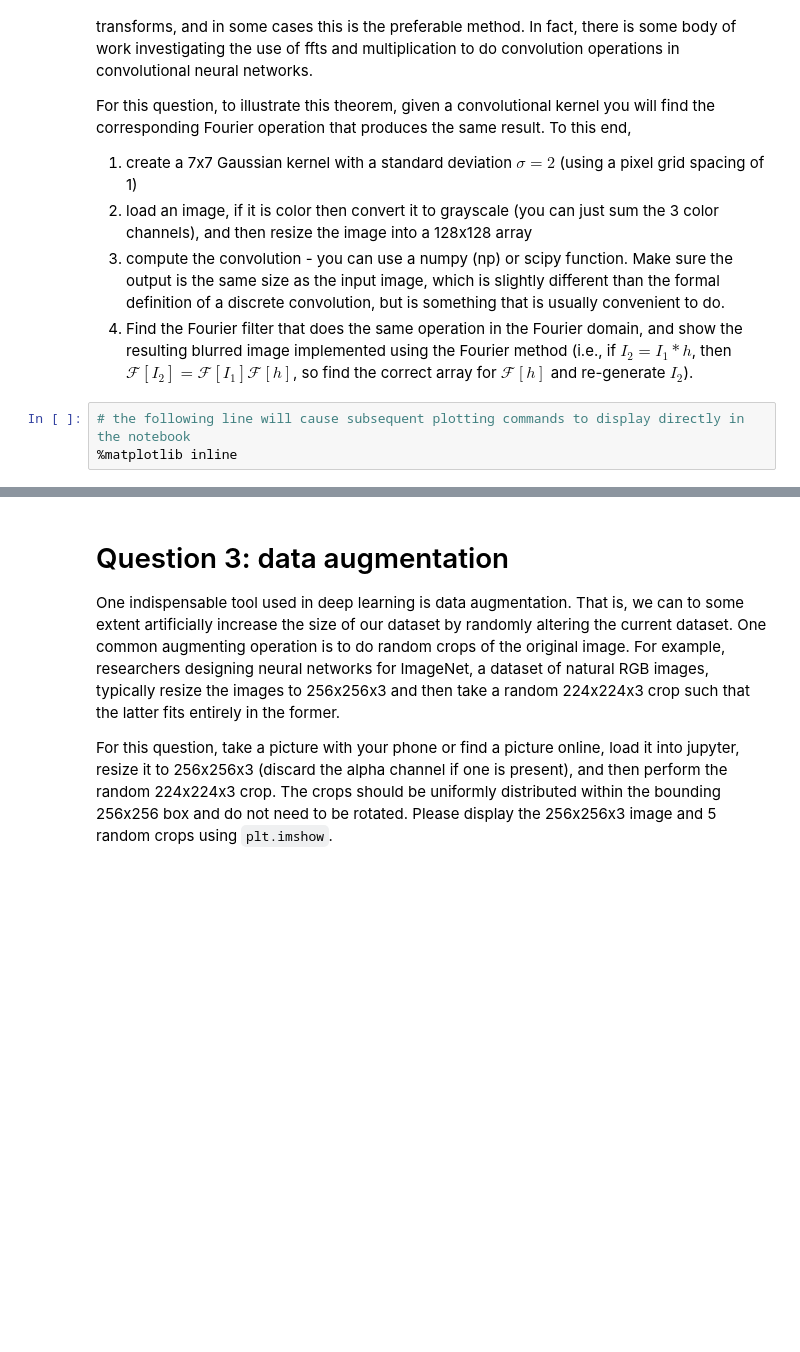
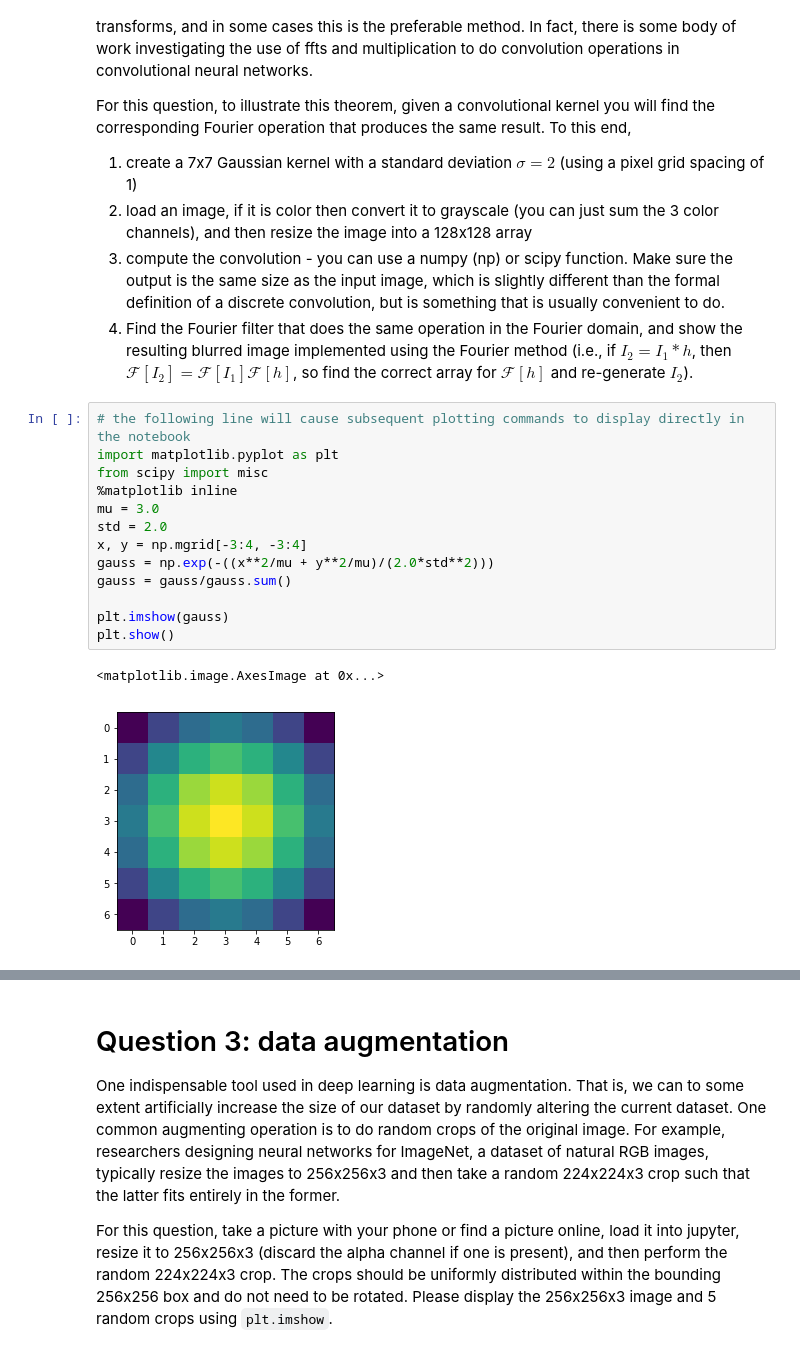
Before and after one commit to cjd67/BME-590-Machine-Learning-in-Imaging, a Jupyter notebook: homework/homework_1/HW1.ipynb, the cells around one changed output, grey strips where cells are left out. Drawn from its saved outputs; the diff is of its cells as text; blank space fills up the shorter version.

Commit message:
Homework and Images Used

```diff
--- a/homework/homework_1/HW1.ipynb
+++ b/homework/homework_1/HW1.ipynb
@@ -65,6 +96,19 @@ For this question, to illustrate this theorem, given a convolutional kernel you
 2. load an image, if it is color then convert it to grayscale (you can just sum the 3 color channels), and then resize the image into a 128x128 array
 3. compute the convolution  - you can use a numpy (np) or scipy function. Make sure the output is the same size as the input image, which is slightly different than the formal definition of a discrete convolution, but is something that is usually convenient to do.
 4. Find the Fourier filter that does the same operation in the Fourier domain, and show the resulting blurred image implemented using the Fourier method (i.e., if $I_{2}=I_{1}*h$, then $\mathcal{F}[I_{2}]=\mathcal{F}[I_{1}]\mathcal{F}[h]$, so find the correct array for $\mathcal{F}[h]$ and re-generate $I_2$).
-# %%
-# the following line will cause subsequent plotting commands to display directly in the notebook
-%matplotlib inline
+# %%
+# the following line will cause subsequent plotting commands to display directly in the notebook
+import matplotlib.pyplot as plt
+from scipy import misc
+%matplotlib inline
+mu = 3.0
+std = 2.0
+x, y = np.mgrid[-3:4, -3:4]
+gauss = np.exp(-((x**2/mu + y**2/mu)/(2.0*std**2)))
+gauss = gauss/gauss.sum()
+
+plt.imshow(gauss)
+plt.show()
+# %% [output]
+<matplotlib.image.AxesImage at 0x...>
+[figure, added]
```
Also changed, not shown: parts of 10 cells of this notebook, 2 other files.
